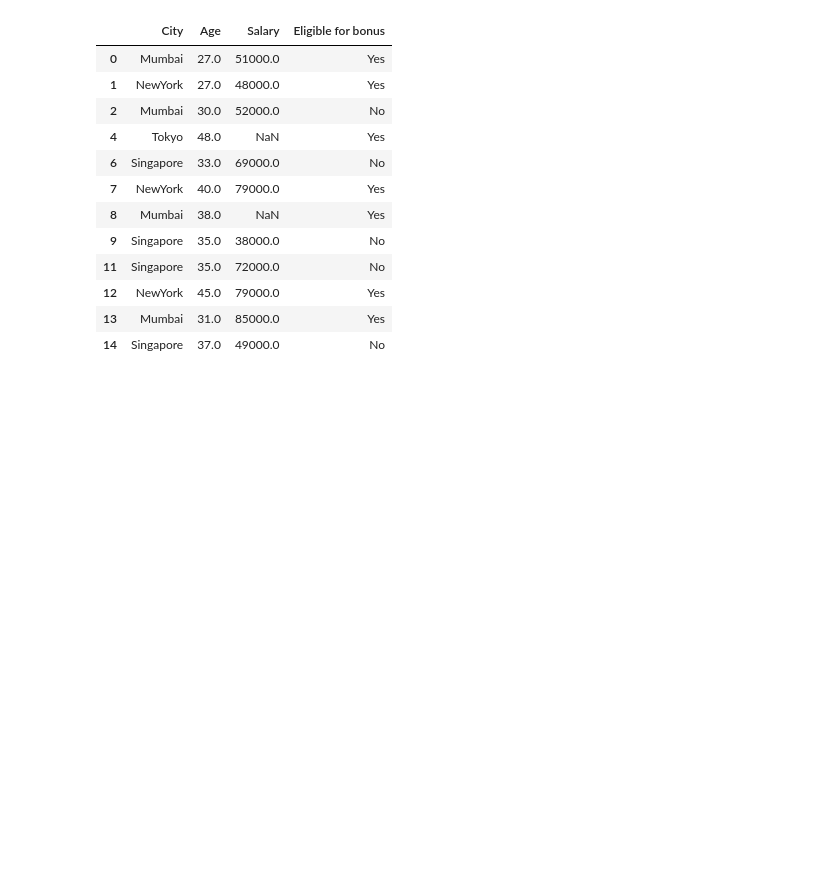
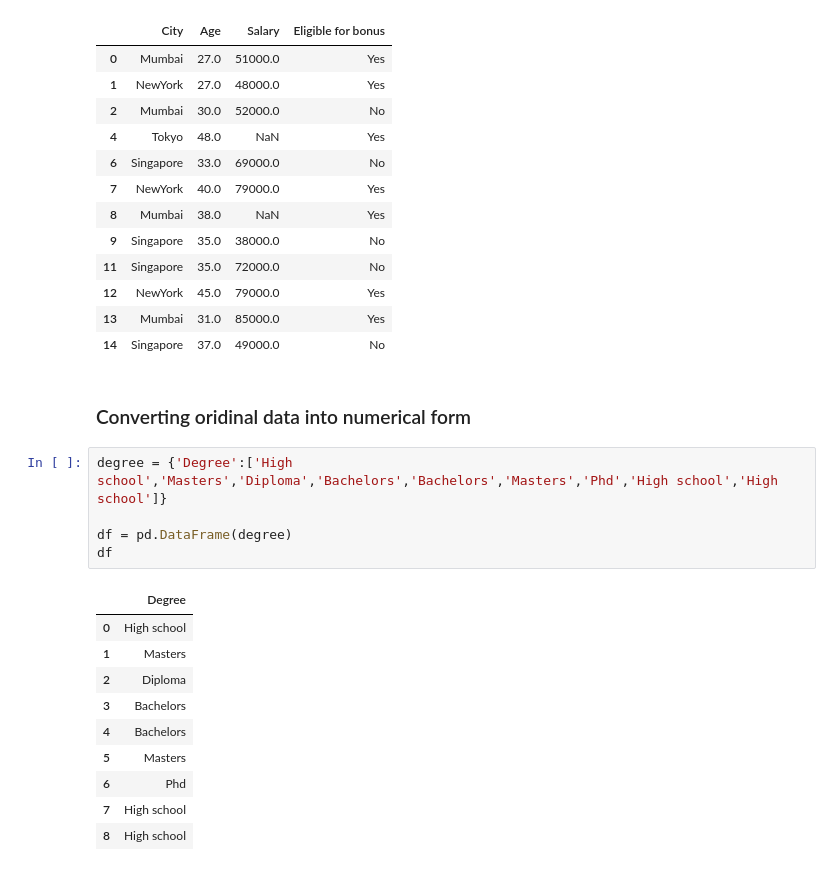
Before and after one commit to mubarakmayyeri/data_preprocessing-and-eda, a Jupyter notebook: data_preprocessing/data_preprocessing.ipynb, the cells around one changed output. Drawn from its saved outputs; the diff is of its cells as text; blank space fills up the shorter version.

Commit message:
convert ordinal into numeric

```diff
--- a/data_preprocessing/data_preprocessing.ipynb
+++ b/data_preprocessing/data_preprocessing.ipynb
@@ -277,3 +277,21 @@ dataset
 | 12 | NewYork | 45.0 | 79000.0 | Yes |
 | 13 | Mumbai | 31.0 | 85000.0 | Yes |
 | 14 | Singapore | 37.0 | 49000.0 | No |
+# %% [markdown]
+### Converting oridinal data into numerical form
+# %%
+degree = {'Degree':['High school','Masters','Diploma','Bachelors','Bachelors','Masters','Phd','High school','High school']}
+
+df = pd.DataFrame(degree)
+df
+# %% [output]
+|  | Degree |
+| 0 | High school |
+| 1 | Masters |
+| 2 | Diploma |
+| 3 | Bachelors |
+| 4 | Bachelors |
+| 5 | Masters |
+| 6 | Phd |
+| 7 | High school |
+| 8 | High school |
```
Also changed, not shown: parts of 1 cell of this notebook, 1 other file.
